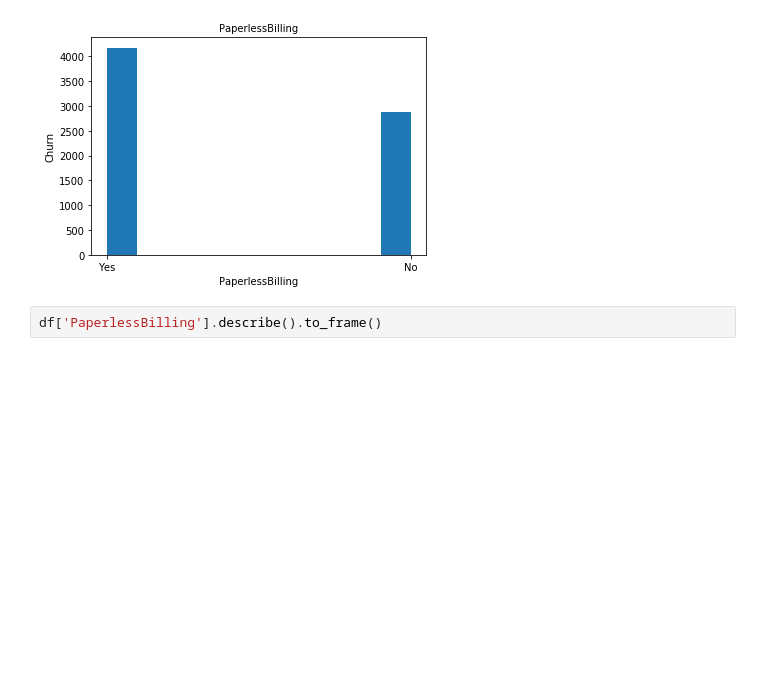
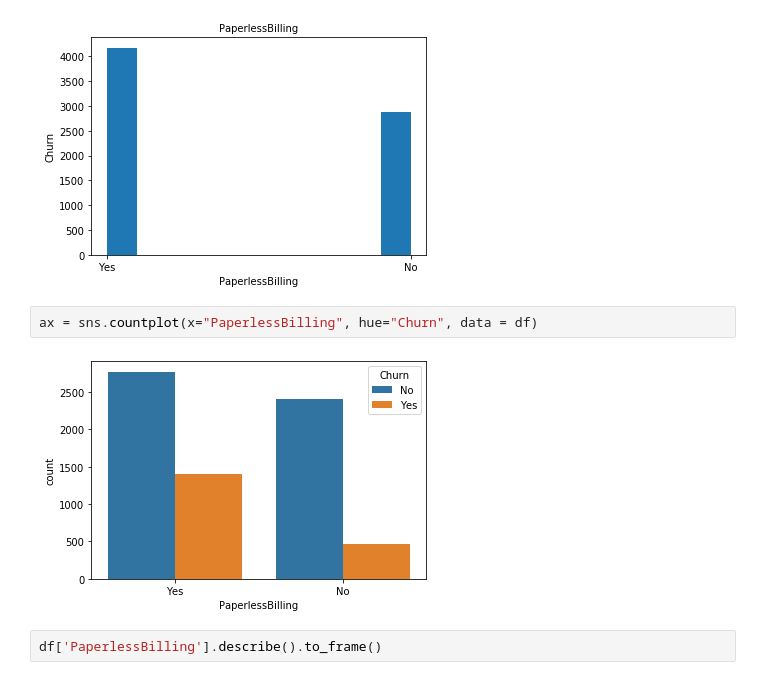
Before and after one commit to Bretius/Churn_Project, a Jupyter notebook: BretiusMustaphat_projetIBM.ipynb, the cells around one changed output. Cells and saved outputs as stored; diff of their text form; blank space fills up the shorter version.

```diff
--- a/BretiusMustaphat_projetIBM.ipynb
+++ b/BretiusMustaphat_projetIBM.ipynb
@@ -202,6 +202,10 @@ plt.xlabel('PaperlessBilling')
 plt.show()
 # %% [output]
 [figure]
+# %%
+ax = sns.countplot(x="PaperlessBilling", hue="Churn", data = df)
+# %% [output]
+[figure, added]
 # %%
 df['PaperlessBilling'].describe().to_frame()
 # %% [output]
```
Also changed, not shown: parts of 38 cells of this notebook, 1 other file.
